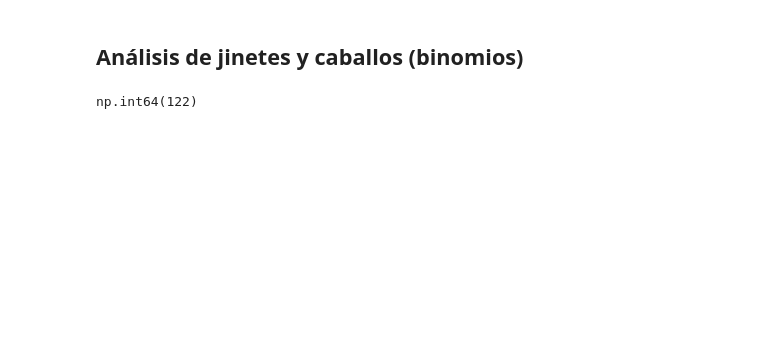
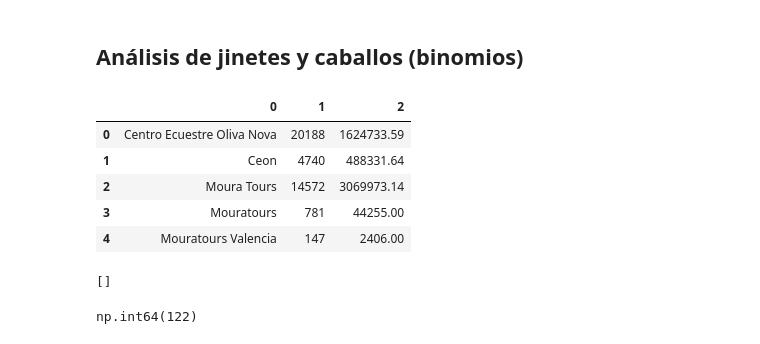
Before and after one commit to Gabijc/Proyecto_final_hipica, a Jupyter notebook: Notebooks/EDA.ipynb, the cells around one changed output. Saved outputs shown, nothing was run; the diff lists cells and outputs as text; code cells hidden in the pictures; blank space fills up the shorter version.

```diff
--- a/Notebooks/EDA.ipynb
+++ b/Notebooks/EDA.ipynb
@@ -763,3 +864,27 @@ pd.set_option('display.max_columns', None)  # Mostrar todas las columnas
+# %%
+graficos_provincias('Valencia', 'localidades')
+# %% [output]
+|  | 0 | 1 | 2 |
+| 0 | Centro Ecuestre Oliva Nova | 20188 | 1624733.59 |
+| 1 | Ceon | 4740 | 488331.64 |
+| 2 | Moura Tours | 14572 | 3069973.14 |
+| 3 | Mouratours | 781 | 44255.00 |
+| 4 | Mouratours Valencia | 147 | 2406.00 |
+# %%
+query_concursos_ambito_provincia = """
+
+        WITH seleccion_provincia AS (
+            SELECT *
+            FROM concursos
+            WHERE nombre_concurso = 'Córdoba'
+        )
+        SELECT *
+        FROM seleccion_provincia;
+
+"""
+ejecutor_querys(cur, query_concursos_ambito_provincia)
+# %% [output]
+[]
 # %%
 conn.rollback()
 # %%
```
Also changed, not shown: parts of 3 cells of this notebook, 1 other file.
